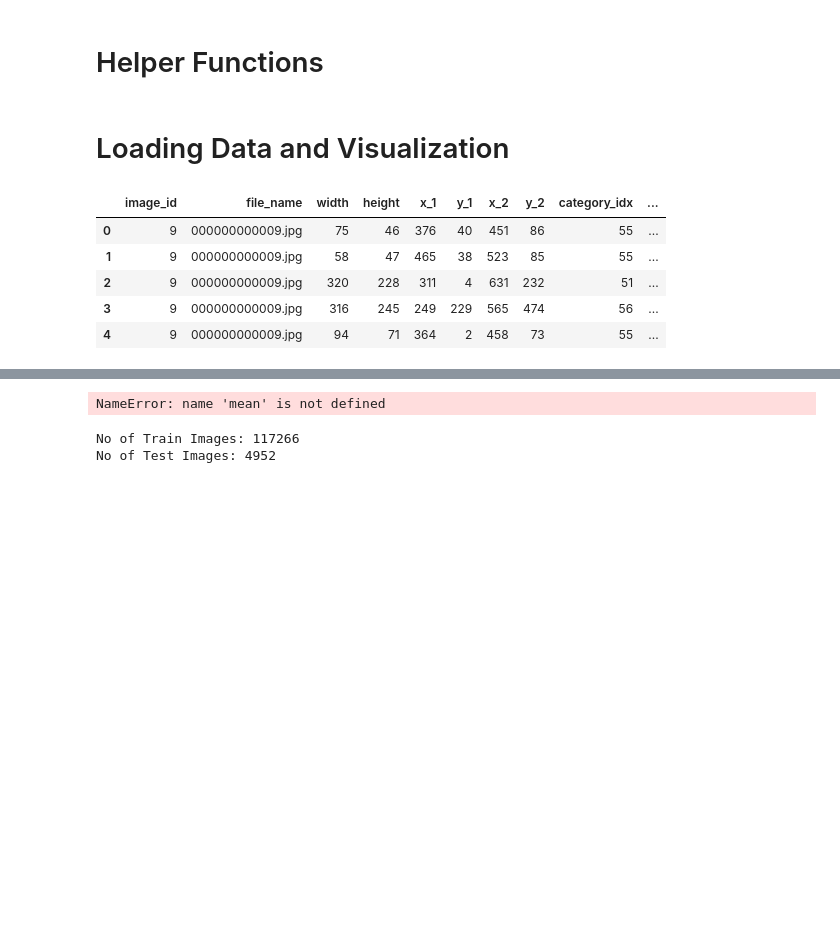
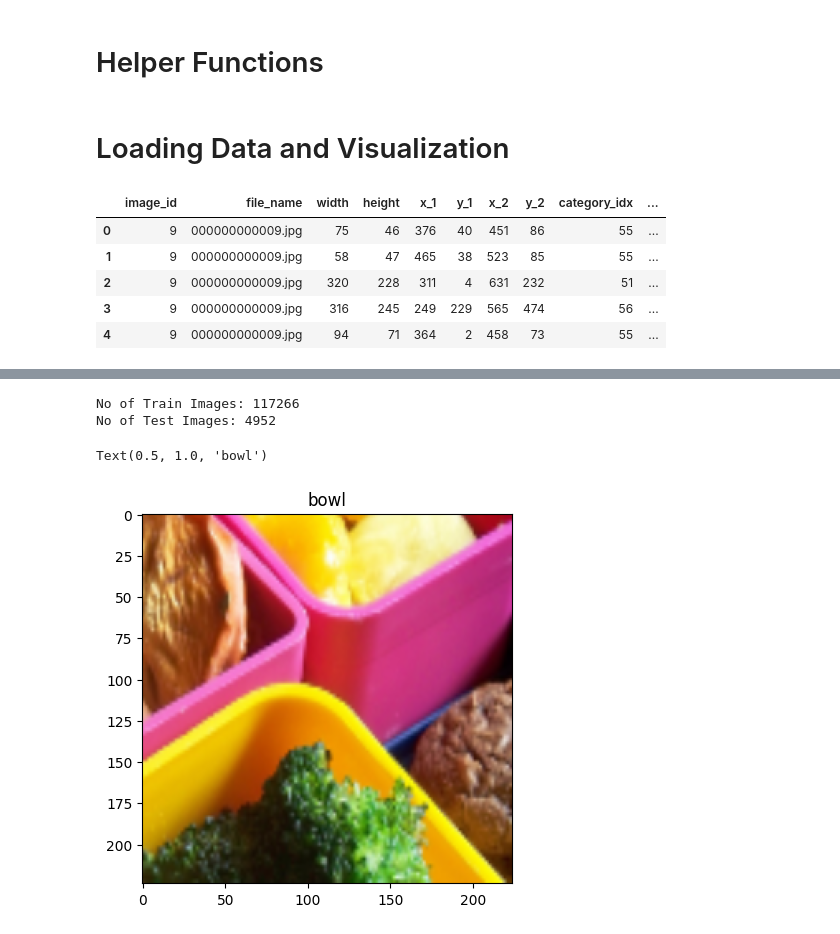
Before and after one commit to AniTho/Computer_Vision_DL, a Jupyter notebook: Day_19.ipynb, the cells around one changed output, grey strips where cells are left out. Saved outputs shown, nothing was run; the diff lists cells and outputs as text; code cells hidden in the pictures; blank space fills up the shorter version.

```diff
--- a/Day_19.ipynb
+++ b/Day_19.ipynb
@@ -32,6 +32,12 @@ img_resize_size = 256
 # mean and std-dev taken from imagenet dataset
 mean = [0.485, 0.456, 0.406]
 std = [0.229, 0.224, 0.225]
+
+batch_size = 2
+num_workers = 8
+
+invTransform = transforms.Compose([transforms.Normalize(mean = [0., 0., 0.], std = [1/std[0], 1/std[1], 1/std[2]]),
+                                  transforms.Normalize(mean = [-mean[0], -mean[1], -mean[2]], std = [1., 1., 1.])])
 # %% [markdown]
 # Helper Functions
 # %%
@@ -144,10 +150,14 @@ class COCOData(Dataset):
             bboxes = np.array(transformed['bboxes'])
         H, W = image.shape[:2]
         bboxes = np.hstack((bboxes[:, :2], bboxes[:, :2] + bboxes[:,2:]))
+
+        # Extract proposed regions and compute pairwise iou with all the bbox present
         candidates = extract_regions(image)
         candidates = np.array([(x, y, x+w, y+h) for x,y,w,h in candidates])
         iou = np.array([[calculate_iou(bb, candidate) for bb in bboxes] for candidate in candidates])
         current_lbls, current_offsets, img_patches = [], [], []
+
+        # Finding offset from the correct bounding boxes based on iou threshold
         for idx, candidate in enumerate(candidates):
             c_x_1, c_y_1, c_x_2, c_y_2 = candidate
             img_patch = image[c_y_1: c_y_2, c_x_1:c_x_2]
@@ -165,10 +175,30 @@ class COCOData(Dataset):
             # Make them in proportion to the image size
             current_offset = np.array([bbox[0] - c_x_1, bbox[1] - c_y_1, bbox[2] - c_x_2, bbox[3] - c_y_2]) / np.array([W, H, W, H])
             current_offsets.append(current_offset)
-        img_patches = torch.cat(img_patches)
+
+        # Building Tensor out of Data
+        img_patches = np.array(img_patches)
+        current_lbls = np.array(current_lbls)
+        current_offsets = np.array(current_offsets)
+        img_patches = torch.Tensor(img_patches)
         current_lbls = torch.Tensor(current_lbls).long()
         current_offsets = torch.Tensor(current_offsets).float()
         return img_patches, current_lbls, current_offsets
+
+    def collate_function(self, batch):
+        # Since images may have multiple number of patches, this'll make them all concatenated together
+        final_inputs = []
+        final_lbls = []
+        final_offsets = []
+        for current_batch in batch:
+            final_inputs.append(current_batch[0])
+            final_lbls.append(current_batch[1])
+            final_offsets.append(current_batch[2])
+
+        final_inputs = torch.permute(torch.cat(final_inputs), (0, 3, 1, 2))
+        final_lbls = torch.cat(final_lbls)
+        final_offsets = torch.cat(final_offsets)
+        return final_inputs, final_lbls, final_offsets
 # %%
 train_transforms = A.Compose([A.HorizontalFlip(p = img_aug_p),
                               A.ShiftScaleRotate(p = img_aug_p),
@@ -185,11 +215,21 @@ test_transforms = A.Compose([A.LongestMaxSize(max_size= img_resize_size),
 
 train_coco = COCOData(train_csv, train_transforms)
 valid_coco = COCOData(valid_csv, test_transforms)
+train_loader = DataLoader(train_coco, batch_size=batch_size, num_workers = 0, drop_last=True, collate_fn=train_coco.collate_function)
+test_loader = DataLoader(valid_coco, batch_size=batch_size, num_workers=0)
-# %% [output]
-NameError: name 'mean' is not defined
 # %%
 print(f"No of Train Images: {len(train_coco)}")
 print(f"No of Test Images: {len(valid_coco)}")
 # %% [output]
 No of Train Images: 117266
 No of Test Images: 4952
+# %%
+temp = next(iter(train_loader))
+idx = 7
+img = invTransform(temp[0][idx])
+img = torch.permute(img, (1, 2, 0))
+plt.imshow(img)
+plt.title(idx_to_cat[temp[1][idx].item()]);
+# %% [output]
+Text(0.5, 1.0, 'bowl')
+[figure, added]
```
Also changed, not shown: parts of 2 cells of this notebook.
